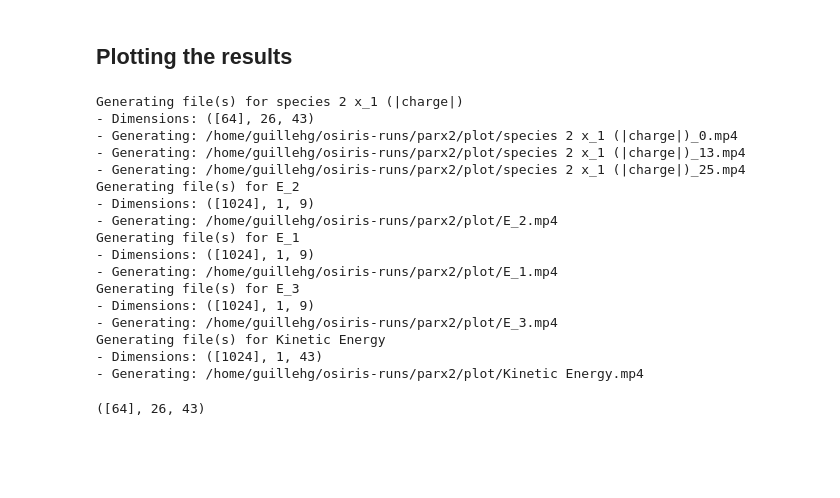
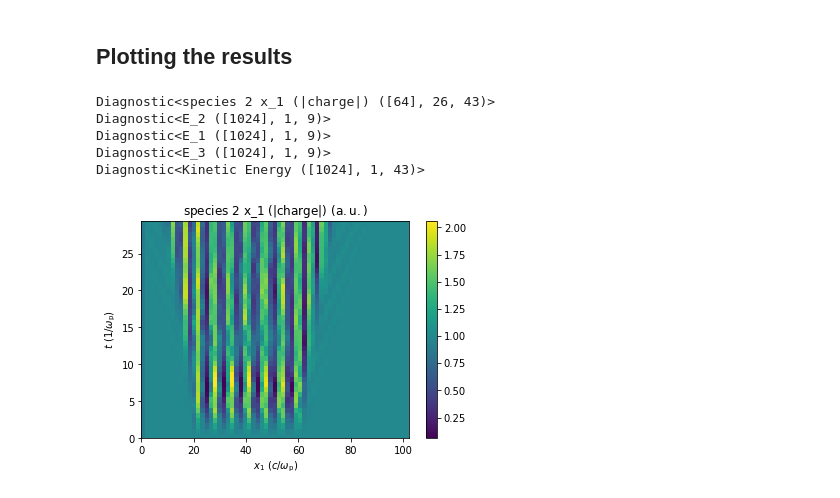
Before and after one commit to Dih5/duat, a Jupyter notebook: demos/intro.ipynb, the cells around one changed output. Saved outputs shown, nothing was run; the diff lists cells and outputs as text; code cells hidden in the pictures; blank space fills up the shorter version.

```diff
--- a/demos/intro.ipynb
+++ b/demos/intro.ipynb
@@ -83,29 +105,0 @@ ex_run = run_dir + "/parx2"
-# %%
-# Automatic generation of 1d plots of generated data
-with plt.style.context(['ggplot']): # A context can be used to change the plot style
-    plot.auto_process(ex_run, file_format="mp4", verbose=True, kwargs_1d=dict(dpi=300))
-# %% [output]
-Generating file(s) for species 2 x_1 (|charge|)
-- Dimensions: ([64], 26, 43)
-- Generating: /home/guillehg/osiris-runs/parx2/plot/species 2 x_1 (|charge|)_0.mp4
-- Generating: /home/guillehg/osiris-runs/parx2/plot/species 2 x_1 (|charge|)_13.mp4
-- Generating: /home/guillehg/osiris-runs/parx2/plot/species 2 x_1 (|charge|)_25.mp4
-Generating file(s) for E_2
-- Dimensions: ([1024], 1, 9)
-- Generating: /home/guillehg/osiris-runs/parx2/plot/E_2.mp4
-Generating file(s) for E_1
-- Dimensions: ([1024], 1, 9)
-- Generating: /home/guillehg/osiris-runs/parx2/plot/E_1.mp4
-Generating file(s) for E_3
-- Dimensions: ([1024], 1, 9)
-- Generating: /home/guillehg/osiris-runs/parx2/plot/E_3.mp4
-Generating file(s) for Kinetic Energy
-- Dimensions: ([1024], 1, 43)
-- Generating: /home/guillehg/osiris-runs/parx2/plot/Kinetic Energy.mp4
-# %%
-# For customized generation of plots, use the Diagnostic class
-d = plot.Diagnostic(os.path.join(ex_run, "MS/PHA/x1_|charge|_bin_ene/species_2"))
-print(d.shape)
-# This displays the length in each axis (as a list), the number of datasets and the number of timestamps
-# %% [output]
-([64], 26, 43)
@@ -115,0 +106,18 @@ d.time_1d_animation(axes_selector=(5,), output_path=os.path.join(ex_run,"plot","
+# %%
+# Diagnostic objects can be used even if the run is in progress
+diagnostics = myrun.get_diagnostic_list()
+for d in diagnostics:
+    print(d)
+# %% [output]
+Diagnostic<species 2 x_1 (|charge|) ([64], 26, 43)>
+Diagnostic<E_2 ([1024], 1, 9)>
+Diagnostic<E_1 ([1024], 1, 9)>
+Diagnostic<E_3 ([1024], 1, 9)>
+Diagnostic<Kinetic Energy ([1024], 1, 43)>
+# %%
+# Methods like time_1d_colormap allow to represent a map
+fig, ax = diagnostics[0].time_1d_colormap(dataset_selector=np.sum)
+# The returned Figure and Axes instances allow for customization and export.
+# Note the method itself takes a parameter for automatic exportation
+# %% [output]
+[figure, added]
```
Also changed, not shown: parts of 20 cells of this notebook.
